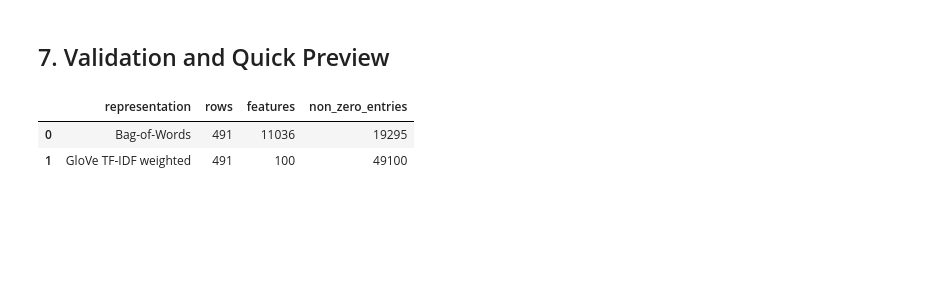
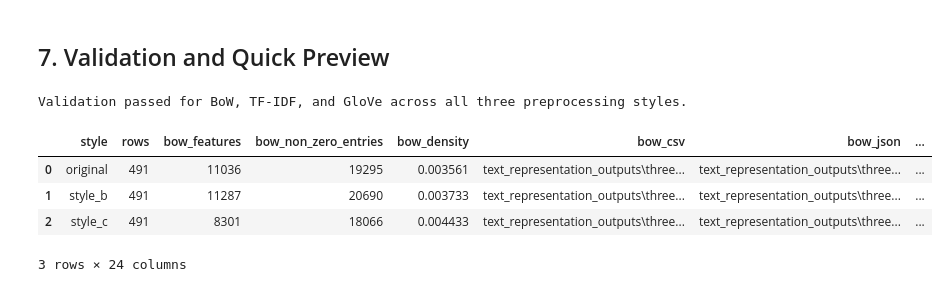
Before and after one commit to AhmedMohamady1/Social-Data-Analytics-Project, a Jupyter notebook: Task_3/text_representation.ipynb, the cells around one changed output. Cells and saved outputs as stored; diff of their text form; code cells hidden in the pictures; blank space fills up the shorter version.

```diff
--- a/Task_3/text_representation.ipynb
+++ b/Task_3/text_representation.ipynb
@@ -85,9 +121,18 @@ manifest = {
     "created_utc": datetime.now(timezone.utc).isoformat(),
     "input_csv": str(INPUT_CSV_PATH),
     "records_used": int(len(df_work)),
-    "use_all_records": bool(True),
+    "use_all_records": bool(USE_ALL_RECORDS),
     "bow_ngram_range": [BOW_NGRAM_RANGE[0], BOW_NGRAM_RANGE[1]],
-    "glove_model_name": GLOVE_MODEL_NAME,
+    "tfidf_ngram_range": [TFIDF_NGRAM_RANGE[0], TFIDF_NGRAM_RANGE[1]],
+    "style_files": {
+        "original": str(ORIGINAL_STYLE_CSV),
+        "style_b": str(STYLE_B_CSV),
+        "style_c": str(STYLE_C_CSV)
+    },
+    "pipeline_scripts": {
+        "style_b": str(STYLE_B_SCRIPT_PATH),
+        "style_c": str(STYLE_C_SCRIPT_PATH)
+    },
     "label_distribution": {k: int(v) for k, v in df_work["ground_truth"].value_counts().to_dict().items()}
 }
 
@@ -276,24 +462,35 @@ Rows with all OOV terms: 0
 # %% [markdown]
 ## 7. Validation and Quick Preview
 # %%
-summary = pd.DataFrame([
-    {
-        "representation": "Bag-of-Words",
-        "rows": int(X_bow.shape[0]),
-        "features": int(X_bow.shape[1]),
-        "non_zero_entries": int(X_bow.nnz)
-    },
-    {
-        "representation": "GloVe TF-IDF weighted",
-        "rows": int(doc_embeddings.shape[0]),
-        "features": int(doc_embeddings.shape[1]),
-        "non_zero_entries": int(np.count_nonzero(doc_embeddings))
-    }
-])
+assert len(style_texts) == 3, "Expected 3 preprocessed text styles."
+assert style_feature_summary_df["rows"].nunique() == 1, "Row count differs across styles."
+assert int(style_feature_summary_df["rows"].iloc[0]) == len(df_work), "Feature rows do not match working dataset."
+assert (style_feature_summary_df["bow_features"] > 0).all(), "At least one style has empty BoW vocabulary."
+assert (style_feature_summary_df["tfidf_features"] > 0).all(), "At least one style has empty TF-IDF vocabulary."
+assert (style_feature_summary_df["glove_dimensions"] > 0).all(), "At least one style has invalid GloVe dimensions."
 
-summary
+for _, row in style_feature_summary_df.iterrows():
+    required_files = [
+        row["bow_csv"],
+        row["bow_json"],
+        row["bow_metadata_json"],
+        row["tfidf_csv"],
+        row["tfidf_json"],
+        row["glove_csv"],
+        row["glove_json"],
+        row["glove_metadata_json"],
+    ]
+    for file_path in required_files:
+        if not Path(file_path).exists():
+            raise FileNotFoundError(f"Missing output file: {file_path}")
+
+print("Validation passed for BoW, TF-IDF, and GloVe across all three preprocessing styles.")
+style_feature_summary_df
 # %% [output]
+Validation passed for BoW, TF-IDF, and GloVe across all three preprocessing styles.
-|  | representation | rows | features | non_zero_entries |
-| 0 | Bag-of-Words | 491 | 11036 | 19295 |
-| 1 | GloVe TF-IDF weighted | 491 | 100 | 49100 |
+|  | style | rows | bow_features | bow_non_zero_entries | bow_density | bow_csv | bow_json | ... |
+| 0 | original | 491 | 11036 | 19295 | 0.003561 | text_representation_outputs\three... | text_representation_outputs\three... | ... |
+| 1 | style_b | 491 | 11287 | 20690 | 0.003733 | text_representation_outputs\three... | text_representation_outputs\three... | ... |
+| 2 | style_c | 491 | 8301 | 18066 | 0.004433 | text_representation_outputs\three... | text_representation_outputs\three... | ... |
+3 rows × 24 columns
 # %%
```
Also changed, not shown: parts of 11 cells of this notebook, 39 other files.
